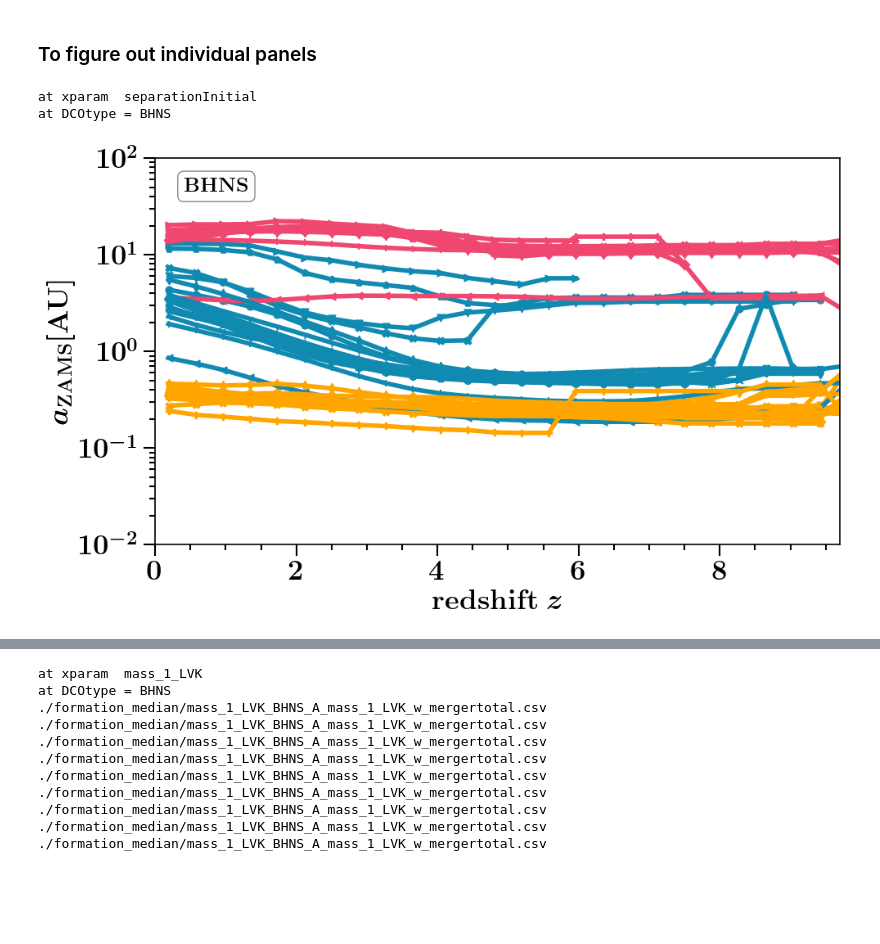
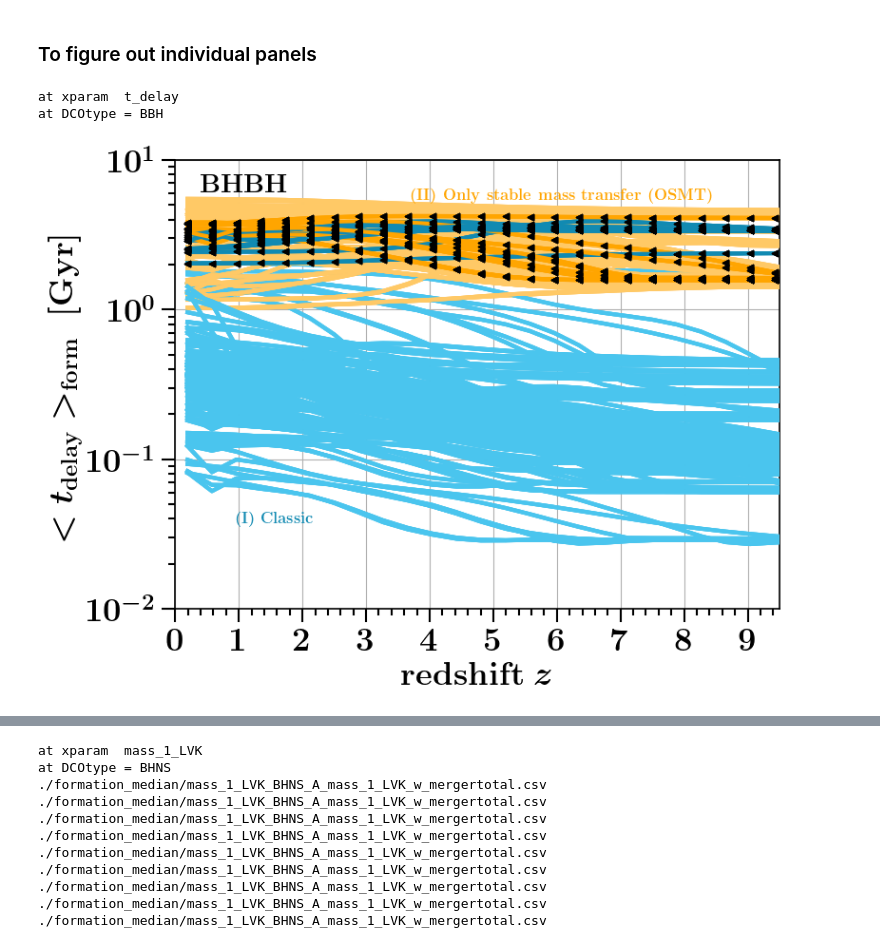
Before and after one commit to FloorBroekgaarden/DCO_FormationChannels, a Jupyter notebook: plottingCode/Figure_Redshift_Rates/plot_properties_as_a_function_of_redshift_PLOTTING_(and_combined_with_rates).ipynb, the cells around one changed output, grey strips where cells are left out. Cells and saved outputs as stored; diff of their text form; code cells hidden in the pictures; blank space fills up the shorter version.

```diff
--- a/plottingCode/Figure_Redshift_Rates/plot_properties_as_a_function_of_redshift_PLOTTING_(and_combined_with_rates).ipynb
+++ b/plottingCode/Figure_Redshift_Rates/plot_properties_as_a_function_of_redshift_PLOTTING_(and_combined_with_rates).ipynb
@@ -161,18 +175,19 @@ def plot_xparam_formation_channels_redshift_for_quantiles(axe='None', DCOtype='B
 ################ CHANGE THE THINGS BELOW ################
 # whichQuantity = 'median'
 pathData='/Volumes/SimonsFoundation/DataDCO/'
-only_channels_with_min_contribution = 0.01 # percent
+# only_channels_with_min_contribution = 0.01 # percent
 dict_channel_list = {'BBH':['classic', 'stable B no CEE'],\
                      'BHNS':['classic', 'stable B no CEE', 'immediate CE'],\
                      'BNS':['classic', r'double-core CE', 'other'] }
 
 quantile_values=[0.5]
-DCOTypeList = ['BHNS']
+DCOTypeList = ['BBH']
 plot_total_median = False #  True # False #True
-weights_type='merger'# 'formation' #
-single_model= False # True #True #False # True # False # True # False # True #False
+weights_type= 'formation' #'merger'#
+single_model= False#True #False # True #True #False # True # False # True # False # True #False
 create_df_file = False
-edited_BPSnameslist =  ['A' ,'B', 'C', 'D',  'G', 'H', 'I', 'J', 'K', 'L', 'M', 'N', 'O', 'P', 'Q', 'R', 'S', 'T']#
+edited_BPSnameslist =  BPSnameslist #['A','B', 'C', 'D', "E", "F", 'G', "H", "K"]#, 'H', 'I', 'J', 'K', 'L', 'M', 'N', 'O', 'P', 'Q', 'R', 'S', 'T']#
+highlight_specif_models = ["J"] #K
 #['B', 'C', 'D']
 #['A',   'F', 'G', 'H', 'I', 'J', 'K', 'L', 'M', 'N', 'O', 'P', 'Q', 'R', 'S', 'T']  # ['A', 'B', 'C', 'D',  'F', 'G', 'H', 'I', 'J', 'K', 'L', 'M', 'N', 'O', 'P', 'Q', 'R', 'S', 'T'] # no 'E',
 ###########################################################
@@ -181,47 +196,54 @@ edited_BPSnameslist =  ['A' ,'B', 'C', 'D',  'G', 'H', 'I', 'J', 'K', 'L', 'M',
 
 
 # for xparam_wanted in [ 'mass_tot', 't_delay', 'mass_ratio_LVK', 'mass_1_LVK', 'mass_2_LVK','chirp_mass_LVK','qZAMS', 'separationInitial''mass_1_LVK', 'mass_2_LVK']:  't_delay', 'mass_ratio_LVK', 'qZAMS', 'chirp_mass_LVK'
-for xparam_wanted in ['separationInitial']: #,  'mass_ratio_LVK', 'qZAMS', 'separationInitial', 't_delay','M1ZAMS', 'M2ZAMS','t_delay']:  #'t_delay', 'mass_ratio_LVK', 'qZAMS',]: # , 'mass_ratio_LVK', 'qZAMS', 'separationInitial', 'M1ZAMS', 'M2ZAMS', 'mass_1_LVK', 'mass_2_LVK']: #, 'M1ZAMS', 'M2ZAMS']:
+for xparam_wanted in ['t_delay']: #,  'mass_ratio_LVK', 'qZAMS', 'separationInitial', 't_delay','M1ZAMS', 'M2ZAMS','t_delay']:  #'t_delay', 'mass_ratio_LVK', 'qZAMS',]: # , 'mass_ratio_LVK', 'qZAMS', 'separationInitial', 'M1ZAMS', 'M2ZAMS', 'mass_1_LVK', 'mass_2_LVK']: #, 'M1ZAMS', 'M2ZAMS']:
     print('at xparam ', xparam_wanted)
-
+    enumerate_list = [0]
     if single_model==True:enumerate_list = edited_BPSnameslist[:]
-    else: enumerate_list = [0]
     for ind_m, BPSmodelName in  enumerate(enumerate_list):
         if single_model==True:
             BPS_models_to_run_list=[BPSmodelName]
             print('at BPS model ', BPSmodelName)
             save_fig_string = BPSmodelName
         else:
             BPS_models_to_run_list = edited_BPSnameslist
             save_fig_string = 'all'
 
         for DCOtype in DCOTypeList: #'BNS', 'BHNS',
             print('at DCOtype =', DCOtype)
 
 
             ncols, nrows= 1,1
-            f, ax= plt.subplots(ncols=ncols,nrows=nrows,figsize=(10,6), gridspec_kw={"width_ratios":1.5*np.ones(ncols), "height_ratios":1*np.ones(nrows)})
+            f, ax= plt.subplots(ncols=ncols,nrows=nrows,figsize=(8,6), gridspec_kw={"width_ratios":1.5*np.ones(ncols), "height_ratios":1*np.ones(nrows)})
 
             ax = plot_xparam_formation_channels_redshift_for_quantiles(axe=ax, DCOtype=DCOtype, BPS_models_to_run_list=BPS_models_to_run_list,\
                                                                   pathData=pathData,  single_model=single_model, quantile_values=quantile_values,\
-                                                                               xparam=xparam_wanted, weights_type=weights_type, create_df_file=create_df_file, plot_total_median=plot_total_median)
+                                                                               xparam=xparam_wanted, weights_type=weights_type, create_df_file=create_df_file, plot_total_median=plot_total_median, \
+                                                                       highlight_specif_models=highlight_specif_models)
+            ax.grid(True)
+            ax.set_xticks(np.arange(0,10+1, 1.0))
+            xmin, xmax=0,9.5
+            ax.set_xlim(xmin, xmax)
+#             ax.set_ylim(3,20)
+            ax.set_ylim(0.01,1E1)
 
-#             ax.set_ylim(3,20)
-            ax.set_ylim(0.01,1E2)
+
+            ax.annotate(r'$\textbf{%s}$'%dictChannelsBHNSListBolt['stable B no CEE'], xy=(0.39, .94), xycoords='axes fraction', fontsize = fs-12, ha='left', va="top", zorder=100, color=channelColorDict['stable B no CEE'])
+            ax.annotate(r'$\textbf{%s}$'%dictChannelsBHNSListBolt['classic'], xy=(0.1, .22), xycoords='axes fraction', fontsize = fs-12, ha='left', va="top", zorder=100, color=channelColorDict['classic'])
 #             ax.set_ylim(0.3, 0.9)
 
             ##  SAVE FIG  ###
             plt.tight_layout()
-            plt.subplots_adjust(wspace=0., hspace=0.18)
-            plt.savefig('./aZAMS_allBHNS.png', transparent=False, dpi=300)
+            plt.subplots_adjust(wspace=0., hspace=0.)
+            plt.savefig('./median_delay_times_formation_BBH.png', transparent=False, dpi=600)
 #             plt.savefig('./formation_median/'+ xparam_wanted + '/zQuantile_' +  DCOtype + '_' + save_fig_string + '_' + xparam_wanted + '_w_' + weights_type + '.png', transparent=False, dpi=300)
             plt.show()
             plt.close()
             print()
 # %% [output]
-at xparam  separationInitial
-at DCOtype = BHNS
+at xparam  t_delay
+at DCOtype = BBH
-[figure, old version]
+[figure, new version]
 # %%
 def plot_redshift_rate_single_panel(axe='None', whichplot='rate', DCOtype='BHNS', \
                                           BPSmodelName='A', redshifts=[0], pathData='/Volumes/SimonsFoundation/DataDCO/', singlemssfr=False, plot_fraction=False, plot_model_legend=True, plot_formation_channels=True):
```
Also changed, not shown: parts of 2 cells of this notebook, 17 other files.
